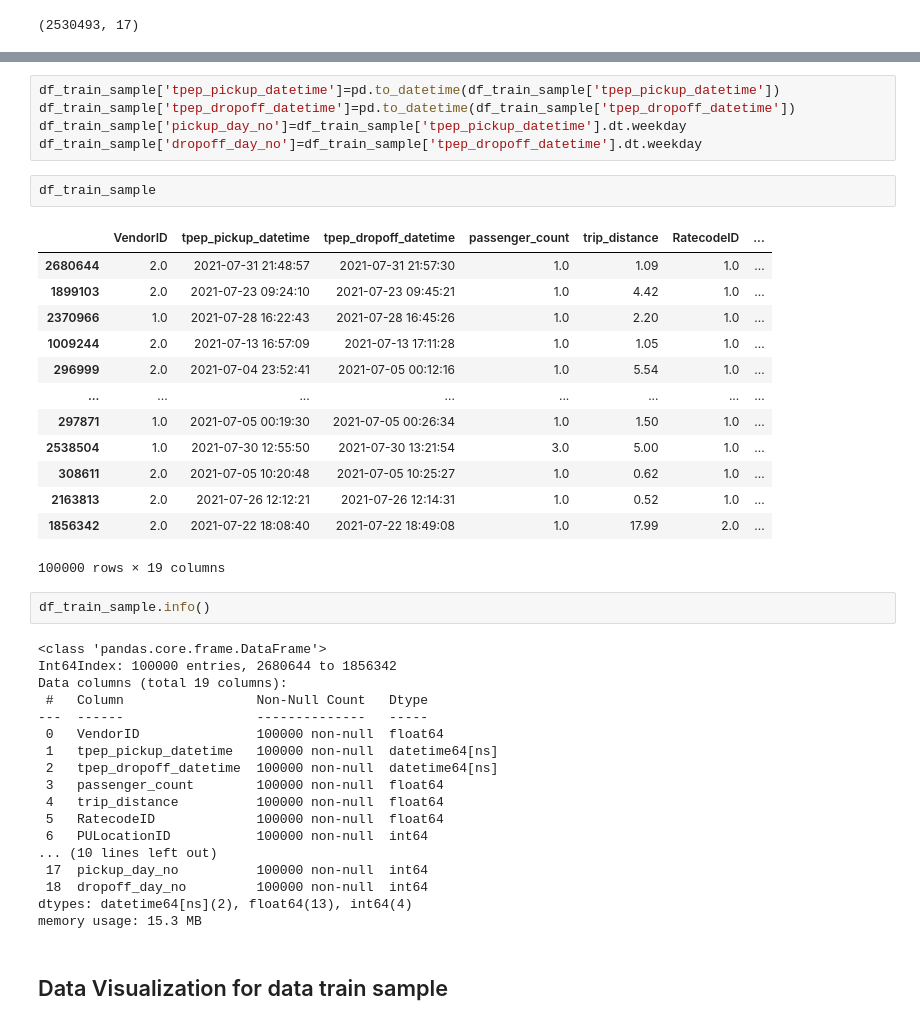
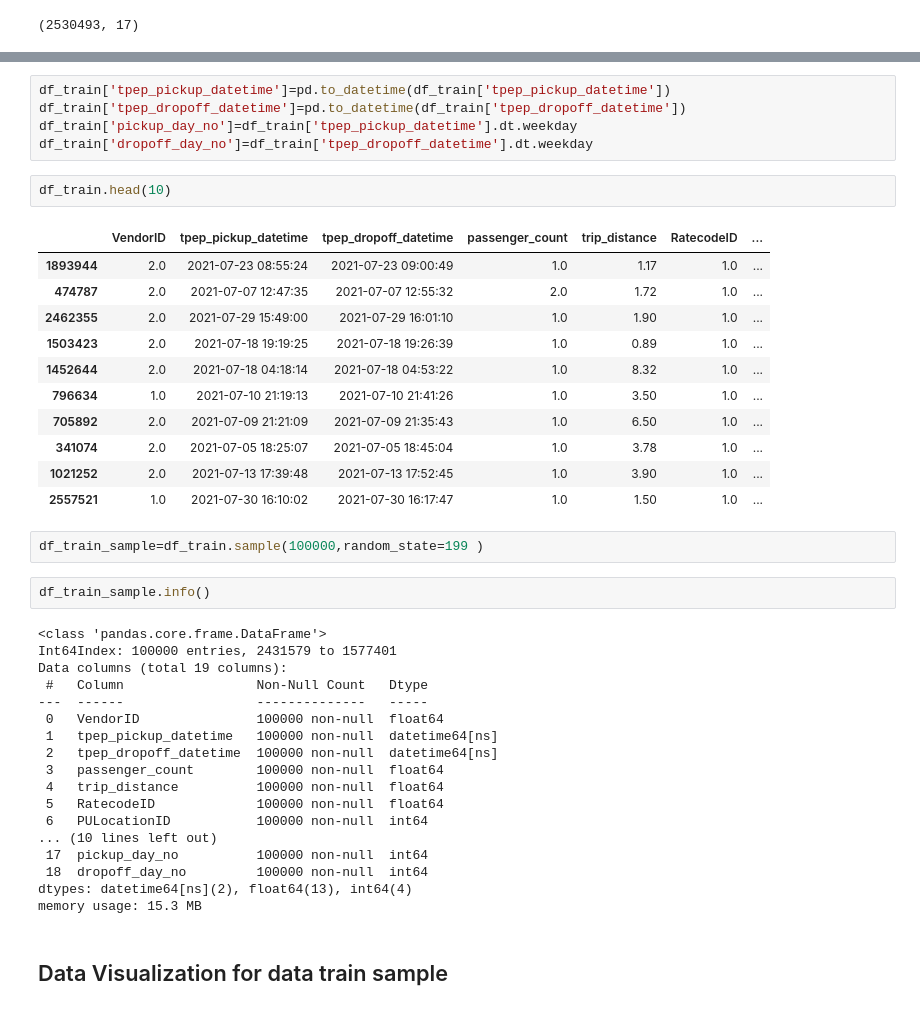
Before and after one commit to mukhtar2019/taxi_trip_regression, a Jupyter notebook: MVP_notebook.ipynb, the cells around one changed output, grey strips where cells are left out. Saved outputs shown, nothing was run; the diff lists cells and outputs as text.

```diff
--- a/MVP_notebook.ipynb
+++ b/MVP_notebook.ipynb
@@ -254,29 +237,29 @@ df_train_sample
 # %%
-df_train_sample['tpep_pickup_datetime']=pd.to_datetime(df_train_sample['tpep_pickup_datetime'])
-df_train_sample['tpep_dropoff_datetime']=pd.to_datetime(df_train_sample['tpep_dropoff_datetime'])
-df_train_sample['pickup_day_no']=df_train_sample['tpep_pickup_datetime'].dt.weekday
-df_train_sample['dropoff_day_no']=df_train_sample['tpep_dropoff_datetime'].dt.weekday
+df_train['tpep_pickup_datetime']=pd.to_datetime(df_train['tpep_pickup_datetime'])
+df_train['tpep_dropoff_datetime']=pd.to_datetime(df_train['tpep_dropoff_datetime'])
+df_train['pickup_day_no']=df_train['tpep_pickup_datetime'].dt.weekday
+df_train['dropoff_day_no']=df_train['tpep_dropoff_datetime'].dt.weekday
 # %%
-df_train_sample
+df_train.head(10)
 # %% [output]
 |  | VendorID | tpep_pickup_datetime | tpep_dropoff_datetime | passenger_count | trip_distance | RatecodeID | ... |
-| 2680644 | 2.0 | 2021-07-31 21:48:57 | 2021-07-31 21:57:30 | 1.0 | 1.09 | 1.0 | ... |
-| 1899103 | 2.0 | 2021-07-23 09:24:10 | 2021-07-23 09:45:21 | 1.0 | 4.42 | 1.0 | ... |
-| 2370966 | 1.0 | 2021-07-28 16:22:43 | 2021-07-28 16:45:26 | 1.0 | 2.20 | 1.0 | ... |
-| 1009244 | 2.0 | 2021-07-13 16:57:09 | 2021-07-13 17:11:28 | 1.0 | 1.05 | 1.0 | ... |
-| 296999 | 2.0 | 2021-07-04 23:52:41 | 2021-07-05 00:12:16 | 1.0 | 5.54 | 1.0 | ... |
-| ... | ... | ... | ... | ... | ... | ... | ... |
-| 297871 | 1.0 | 2021-07-05 00:19:30 | 2021-07-05 00:26:34 | 1.0 | 1.50 | 1.0 | ... |
-| 2538504 | 1.0 | 2021-07-30 12:55:50 | 2021-07-30 13:21:54 | 3.0 | 5.00 | 1.0 | ... |
-| 308611 | 2.0 | 2021-07-05 10:20:48 | 2021-07-05 10:25:27 | 1.0 | 0.62 | 1.0 | ... |
-| 2163813 | 2.0 | 2021-07-26 12:12:21 | 2021-07-26 12:14:31 | 1.0 | 0.52 | 1.0 | ... |
-| 1856342 | 2.0 | 2021-07-22 18:08:40 | 2021-07-22 18:49:08 | 1.0 | 17.99 | 2.0 | ... |
+| 1893944 | 2.0 | 2021-07-23 08:55:24 | 2021-07-23 09:00:49 | 1.0 | 1.17 | 1.0 | ... |
+| 474787 | 2.0 | 2021-07-07 12:47:35 | 2021-07-07 12:55:32 | 2.0 | 1.72 | 1.0 | ... |
+| 2462355 | 2.0 | 2021-07-29 15:49:00 | 2021-07-29 16:01:10 | 1.0 | 1.90 | 1.0 | ... |
+| 1503423 | 2.0 | 2021-07-18 19:19:25 | 2021-07-18 19:26:39 | 1.0 | 0.89 | 1.0 | ... |
+| 1452644 | 2.0 | 2021-07-18 04:18:14 | 2021-07-18 04:53:22 | 1.0 | 8.32 | 1.0 | ... |
+| 796634 | 1.0 | 2021-07-10 21:19:13 | 2021-07-10 21:41:26 | 1.0 | 3.50 | 1.0 | ... |
+| 705892 | 2.0 | 2021-07-09 21:21:09 | 2021-07-09 21:35:43 | 1.0 | 6.50 | 1.0 | ... |
+| 341074 | 2.0 | 2021-07-05 18:25:07 | 2021-07-05 18:45:04 | 1.0 | 3.78 | 1.0 | ... |
+| 1021252 | 2.0 | 2021-07-13 17:39:48 | 2021-07-13 17:52:45 | 1.0 | 3.90 | 1.0 | ... |
+| 2557521 | 1.0 | 2021-07-30 16:10:02 | 2021-07-30 16:17:47 | 1.0 | 1.50 | 1.0 | ... |
-100000 rows × 19 columns
+# %%
+df_train_sample=df_train.sample(100000,random_state=199 )
 # %%
 df_train_sample.info()
 # %% [output]
 <class 'pandas.core.frame.DataFrame'>
-Int64Index: 100000 entries, 2680644 to 1856342
+Int64Index: 100000 entries, 2431579 to 1577401
 Data columns (total 19 columns):
  #   Column                 Non-Null Count   Dtype
 ---  ------                 --------------   -----
```
Also changed, not shown: parts of 20 cells of this notebook.
